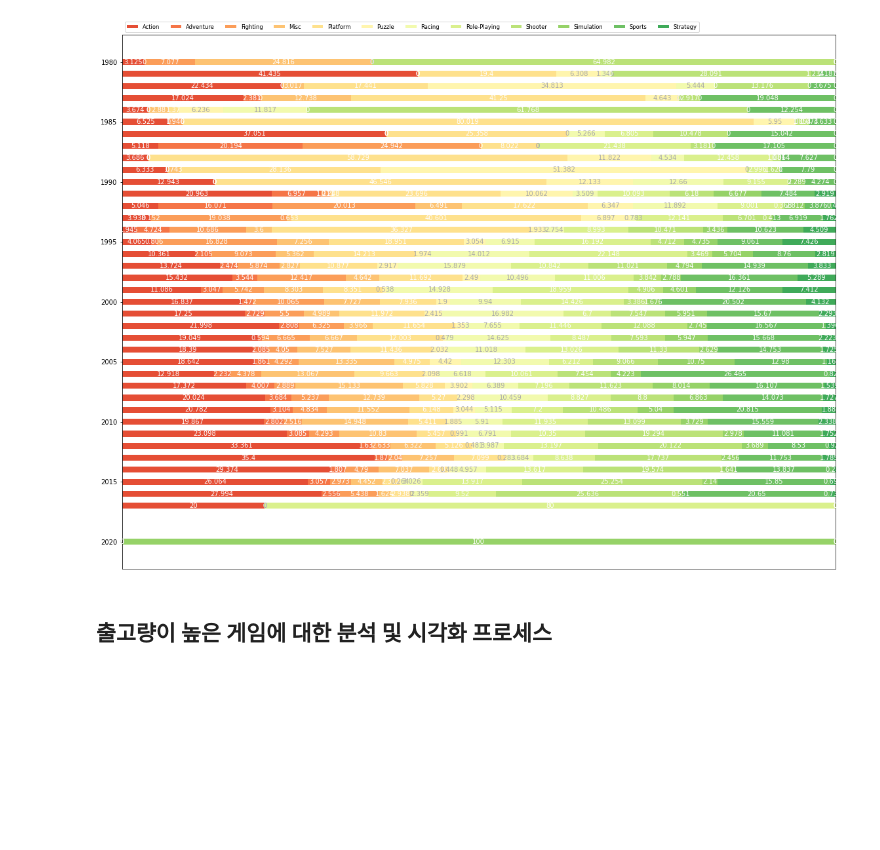
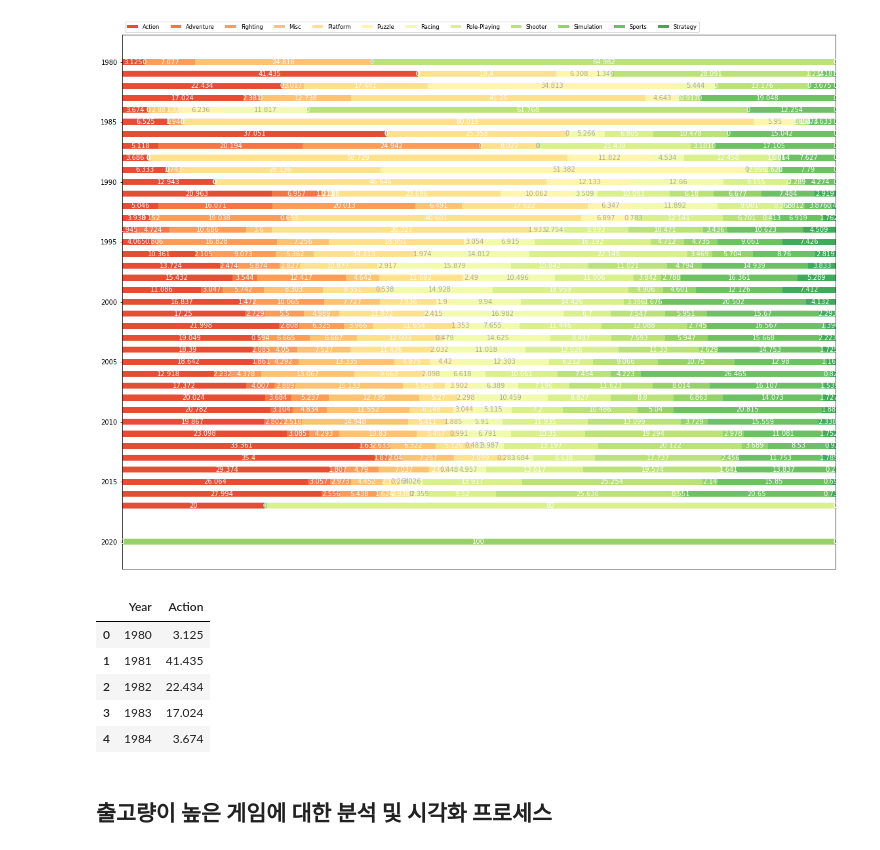
Before and after one commit to Harry-000/cs-section-project, a Jupyter notebook: AI06_Section1_Project.ipynb, the cells around one changed output. Drawn from its saved outputs; the diff is of its cells as text; code cells hidden in the pictures; blank space fills up the shorter version.

```diff
--- a/AI06_Section1_Project.ipynb
+++ b/AI06_Section1_Project.ipynb
@@ -312,6 +312,15 @@ survey(results, category_names)
 plt.show()
 # %% [output]
 [figure]
+# %%
+temp['Action'].T.reset_index().head()
+# %% [output]
+|  | Year | Action |
+| 0 | 1980 | 3.125 |
+| 1 | 1981 | 41.435 |
+| 2 | 1982 | 22.434 |
+| 3 | 1983 | 17.024 |
+| 4 | 1984 | 3.674 |
 # %% [markdown]
 ## **출고량이 높은 게임에 대한 분석 및 시각화 프로세스**
 # %%
```
Also changed, not shown: parts of 3 cells of this notebook.
